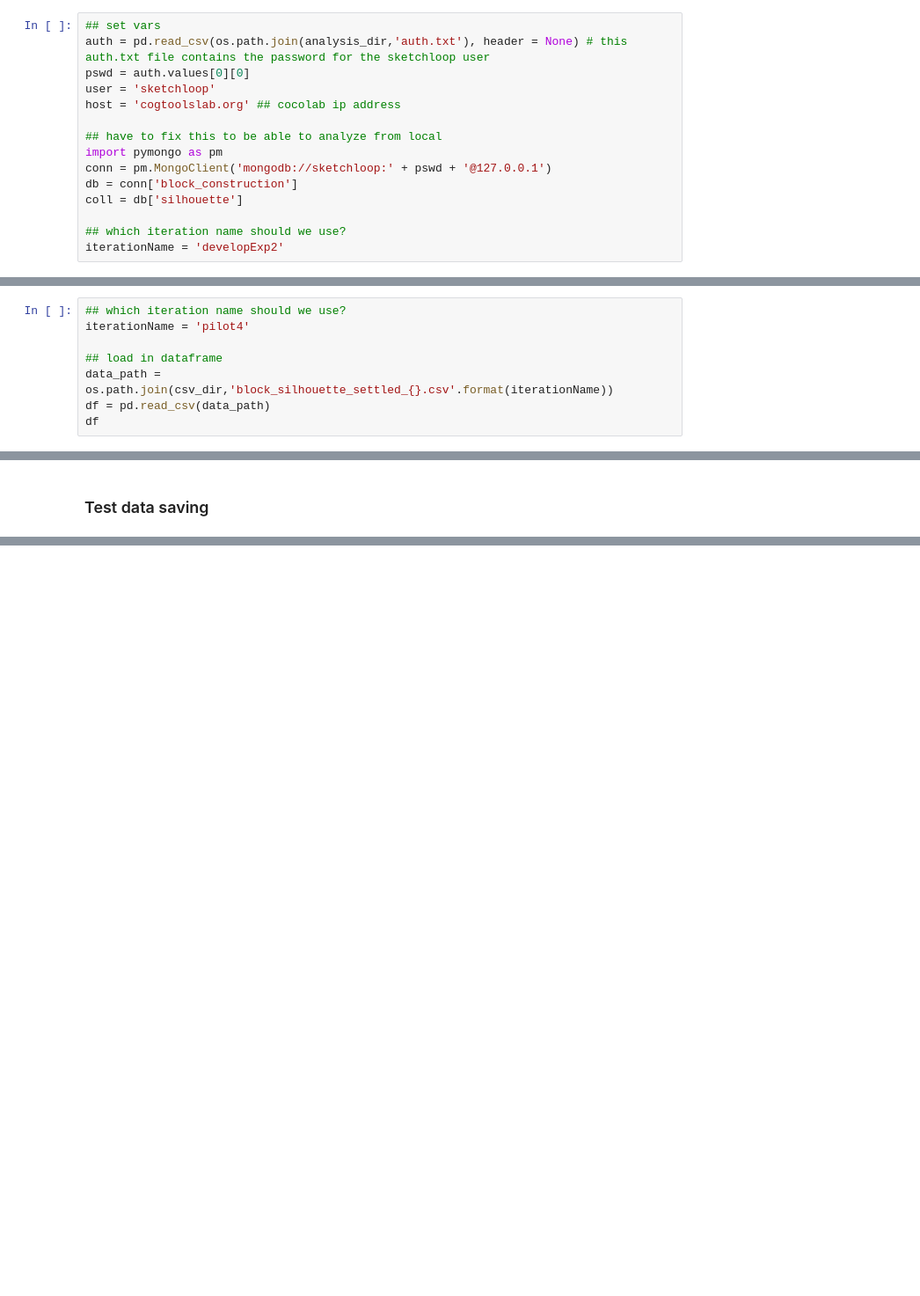
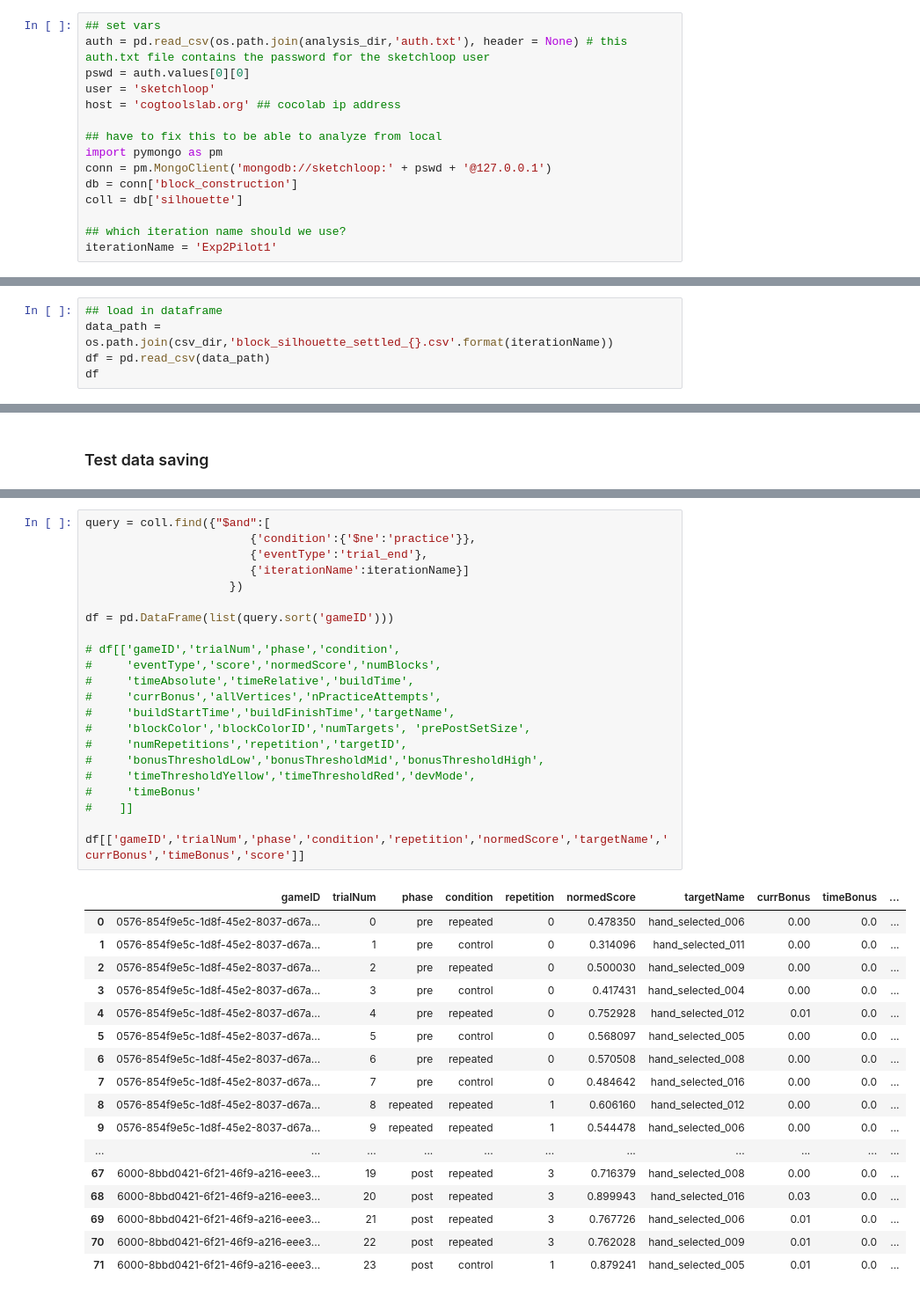
Before and after one commit to cogtoolslab/block_construction, a Jupyter notebook: analysis/will/block_silhouette_data_generator.ipynb, the cells around one changed output, grey strips where cells are left out. Shown at 88% size. Cells and saved outputs as stored; diff of their text form; blank space fills up the shorter version.

Commit message:
data analysis/ rendering

```diff
--- a/analysis/will/block_silhouette_data_generator.ipynb
+++ b/analysis/will/block_silhouette_data_generator.ipynb
@@ -76,7 +76,7 @@ db = conn['block_construction']
 coll = db['silhouette']
 
 ## which iteration name should we use?
-iterationName = 'developExp2'
+iterationName = 'Exp2Pilot1'
 # %% [markdown]
 ## Sanity Checks
 # %%
@@ -219,9 +226,6 @@ df_settled_reduced_filtered.loc[(df_settled_reduced_filtered.timePlaced <= 0),'t
 out_path = os.path.join(csv_dir,'block_silhouette_settled_{}.csv'.format(iterationName))
 df_settled_reduced_filtered.to_csv(out_path)
 # %%
-## which iteration name should we use?
-iterationName = 'pilot4'
-
 ## load in dataframe
 data_path = os.path.join(csv_dir,'block_silhouette_settled_{}.csv'.format(iterationName))
 df = pd.read_csv(data_path)
@@ -352,0 +364,40 @@ df[['gameID','trialNum','phase','condition',
+# %%
+query = coll.find({"$and":[
+                        {'condition':{'$ne':'practice'}},
+                        {'eventType':'trial_end'},
+                        {'iterationName':iterationName}]
+                     })
+
+df = pd.DataFrame(list(query.sort('gameID')))
+
+# df[['gameID','trialNum','phase','condition',
+#     'eventType','score','normedScore','numBlocks',
+#     'timeAbsolute','timeRelative','buildTime',
+#     'currBonus','allVertices','nPracticeAttempts',
+#     'buildStartTime','buildFinishTime','targetName',
+#     'blockColor','blockColorID','numTargets', 'prePostSetSize',
+#     'numRepetitions','repetition','targetID',
+#     'bonusThresholdLow','bonusThresholdMid','bonusThresholdHigh',
+#     'timeThresholdYellow','timeThresholdRed','devMode',
+#     'timeBonus'
+#    ]]
+
+df[['gameID','trialNum','phase','condition','repetition','normedScore','targetName','currBonus','timeBonus','score']]
+# %% [output]
+|  | gameID | trialNum | phase | condition | repetition | normedScore | targetName | currBonus | timeBonus | ... |
+| 0 | 0576-854f9e5c-1d8f-45e2-8037-d67a... | 0 | pre | repeated | 0 | 0.478350 | hand_selected_006 | 0.00 | 0.0 | ... |
+| 1 | 0576-854f9e5c-1d8f-45e2-8037-d67a... | 1 | pre | control | 0 | 0.314096 | hand_selected_011 | 0.00 | 0.0 | ... |
+| 2 | 0576-854f9e5c-1d8f-45e2-8037-d67a... | 2 | pre | repeated | 0 | 0.500030 | hand_selected_009 | 0.00 | 0.0 | ... |
+| 3 | 0576-854f9e5c-1d8f-45e2-8037-d67a... | 3 | pre | control | 0 | 0.417431 | hand_selected_004 | 0.00 | 0.0 | ... |
+| 4 | 0576-854f9e5c-1d8f-45e2-8037-d67a... | 4 | pre | repeated | 0 | 0.752928 | hand_selected_012 | 0.01 | 0.0 | ... |
+| 5 | 0576-854f9e5c-1d8f-45e2-8037-d67a... | 5 | pre | control | 0 | 0.568097 | hand_selected_005 | 0.00 | 0.0 | ... |
+| 6 | 0576-854f9e5c-1d8f-45e2-8037-d67a... | 6 | pre | repeated | 0 | 0.570508 | hand_selected_008 | 0.00 | 0.0 | ... |
+| 7 | 0576-854f9e5c-1d8f-45e2-8037-d67a... | 7 | pre | control | 0 | 0.484642 | hand_selected_016 | 0.00 | 0.0 | ... |
+| 8 | 0576-854f9e5c-1d8f-45e2-8037-d67a... | 8 | repeated | repeated | 1 | 0.606160 | hand_selected_012 | 0.00 | 0.0 | ... |
+| 9 | 0576-854f9e5c-1d8f-45e2-8037-d67a... | 9 | repeated | repeated | 1 | 0.544478 | hand_selected_006 | 0.00 | 0.0 | ... |
+| ... | ... | ... | ... | ... | ... | ... | ... | ... | ... | ... |
+| 67 | 6000-8bbd0421-6f21-46f9-a216-eee3... | 19 | post | repeated | 3 | 0.716379 | hand_selected_008 | 0.00 | 0.0 | ... |
+| 68 | 6000-8bbd0421-6f21-46f9-a216-eee3... | 20 | post | repeated | 3 | 0.899943 | hand_selected_016 | 0.03 | 0.0 | ... |
+| 69 | 6000-8bbd0421-6f21-46f9-a216-eee3... | 21 | post | repeated | 3 | 0.767726 | hand_selected_006 | 0.01 | 0.0 | ... |
+| 70 | 6000-8bbd0421-6f21-46f9-a216-eee3... | 22 | post | repeated | 3 | 0.762028 | hand_selected_009 | 0.01 | 0.0 | ... |
+| 71 | 6000-8bbd0421-6f21-46f9-a216-eee3... | 23 | post | control | 1 | 0.879241 | hand_selected_005 | 0.01 | 0.0 | ... |
```
Also changed, not shown: parts of 9 cells of this notebook, 3 other files.
